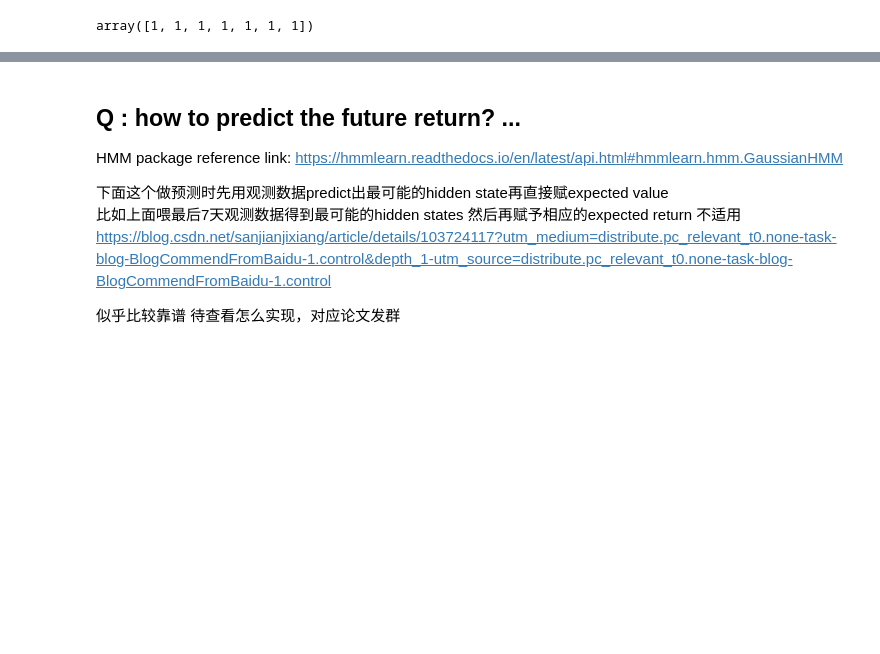
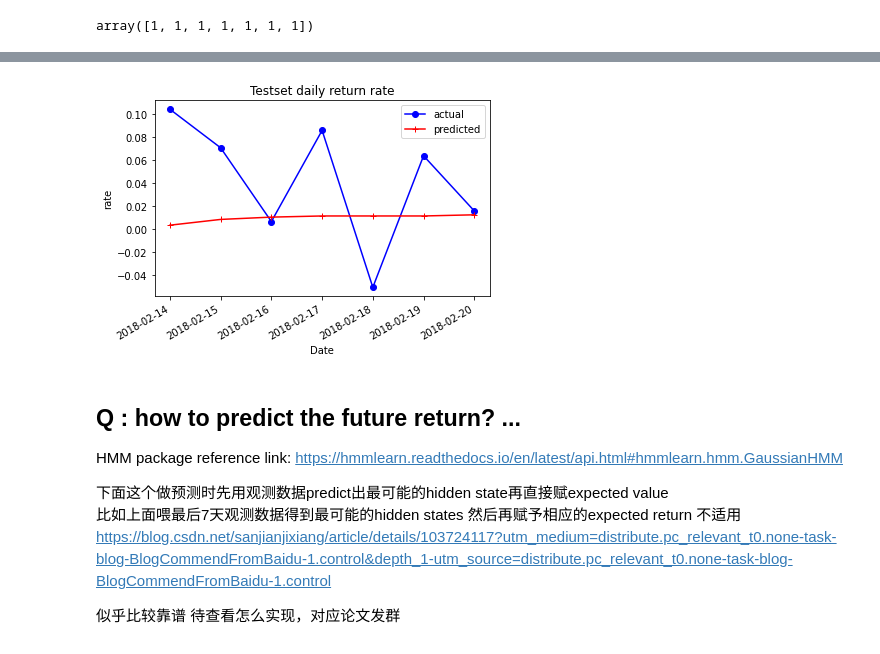
Before and after one commit to yanhan-si/Stats451_group, a Jupyter notebook: HMM.ipynb, the cells around one changed output, grey strips where cells are left out. Cells and saved outputs as stored; diff of their text form; code cells hidden in the pictures; blank space fills up the shorter version.

```diff
--- a/HMM.ipynb
+++ b/HMM.ipynb
@@ -97,3 +207,17 @@ array([1, 1, 1, 1, 1, 1, 1])
+# %%
+plt.plot(xdate_test, bitcoin_test['ret'], 'bo-', label="actual")
+plt.plot(xdate_test, pret, 'r+-', label="predicted")
+
+plt.gcf().autofmt_xdate()
+plt.xlabel("Date")
+plt.ylabel("rate")
+plt.title("Testset daily return rate")
+plt.legend(loc='best')
+
+plt.legend()
+plt.show()
+# %% [output]
+[figure, added]
 # %% [markdown]
 ## Q : how to predict the future return? ...
 HMM package reference link:
```
Also changed, not shown: parts of 16 cells of this notebook.
